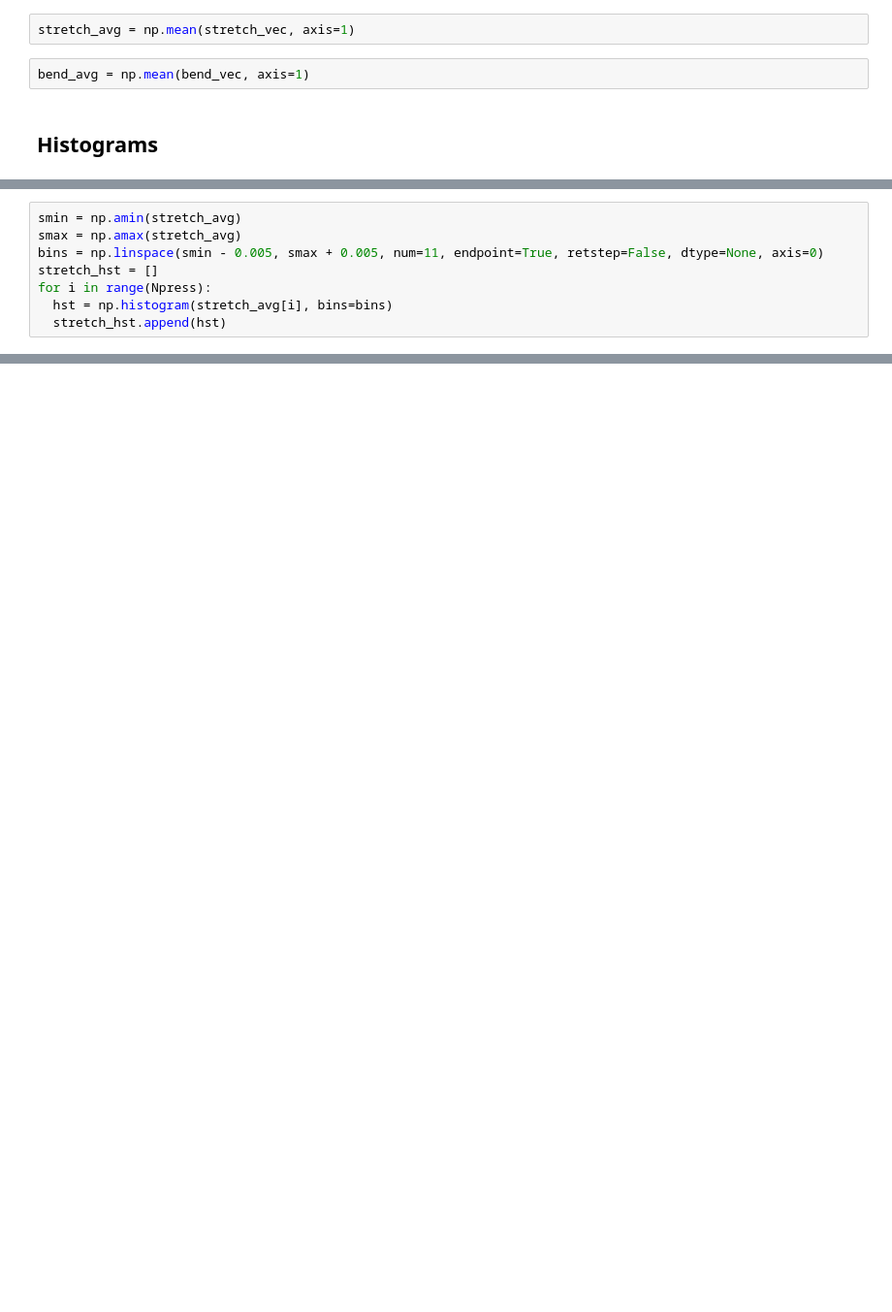
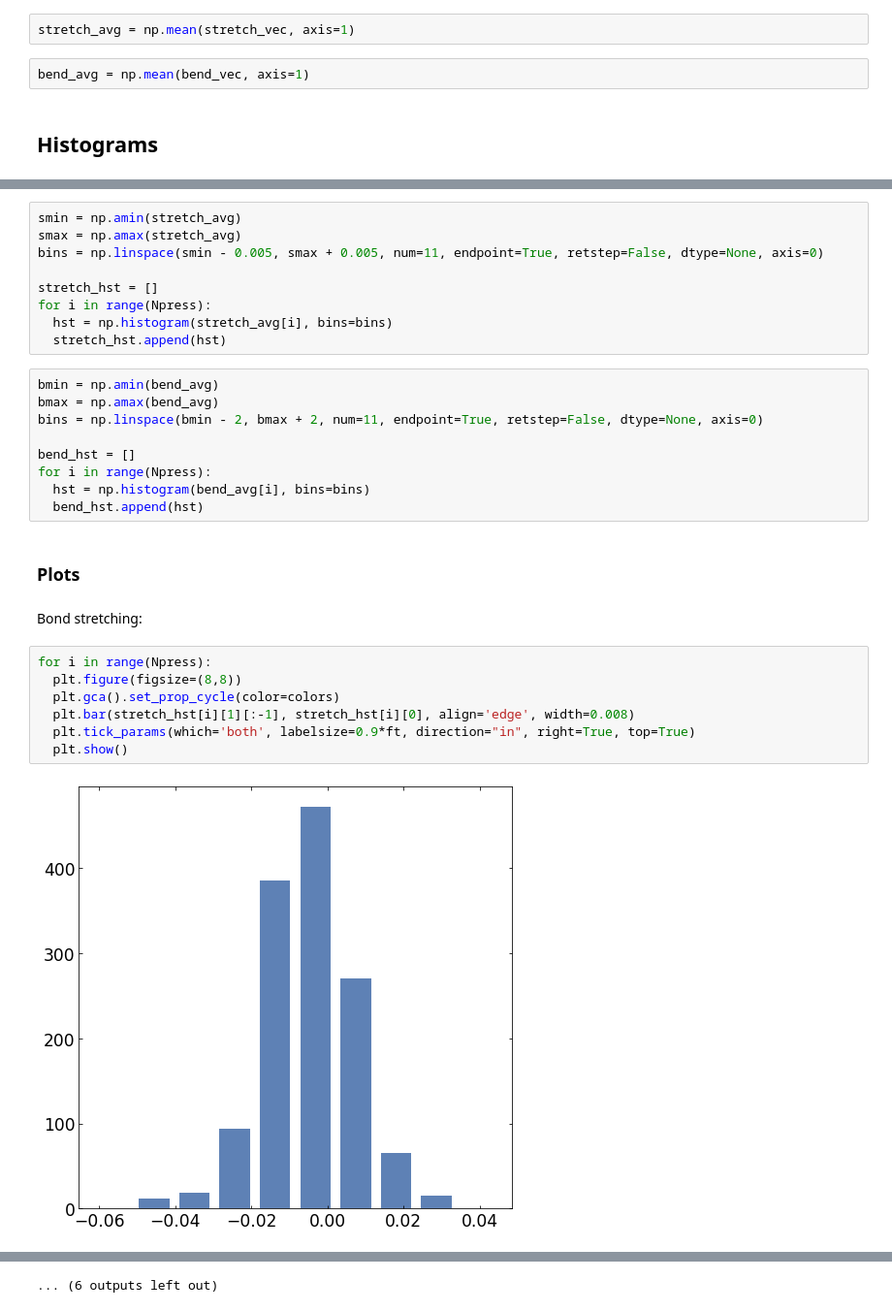
Before and after one commit to profesorperez/asphaltene_depressurization, a Jupyter notebook: asphaltene_deformations.ipynb, the cells around one changed output, grey strips where cells are left out. Shown at 97% size. Drawn from its saved outputs; the diff is of its cells as text; blank space fills up the shorter version.

Commit message:
plot histograms included

```diff
--- a/asphaltene_deformations.ipynb
+++ b/asphaltene_deformations.ipynb
@@ -392,7 +411,30 @@ Axis 1 corresponds to 2D tuples
 smin = np.amin(stretch_avg)
 smax = np.amax(stretch_avg)
 bins = np.linspace(smin - 0.005, smax + 0.005, num=11, endpoint=True, retstep=False, dtype=None, axis=0)
+
 stretch_hst = []
 for i in range(Npress):
   hst = np.histogram(stretch_avg[i], bins=bins)
   stretch_hst.append(hst)
+# %%
+bmin = np.amin(bend_avg)
+bmax = np.amax(bend_avg)
+bins = np.linspace(bmin - 2, bmax + 2, num=11, endpoint=True, retstep=False, dtype=None, axis=0)
+
+bend_hst = []
+for i in range(Npress):
+  hst = np.histogram(bend_avg[i], bins=bins)
+  bend_hst.append(hst)
+# %% [markdown]
+### Plots
+# %% [markdown]
+Bond stretching:
+# %%
+for i in range(Npress):
+  plt.figure(figsize=(8,8))
+  plt.gca().set_prop_cycle(color=colors)
+  plt.bar(stretch_hst[i][1][:-1], stretch_hst[i][0], align='edge', width=0.008)
+  plt.tick_params(which='both', labelsize=0.9*ft, direction="in", right=True, top=True)
+  plt.show()
+# %% [output]
+[figure, added]
@@ -398,0 +452 @@ for i in range(Npress):
+... (6 outputs left out)
```
Also changed, not shown: parts of 6 cells of this notebook.
